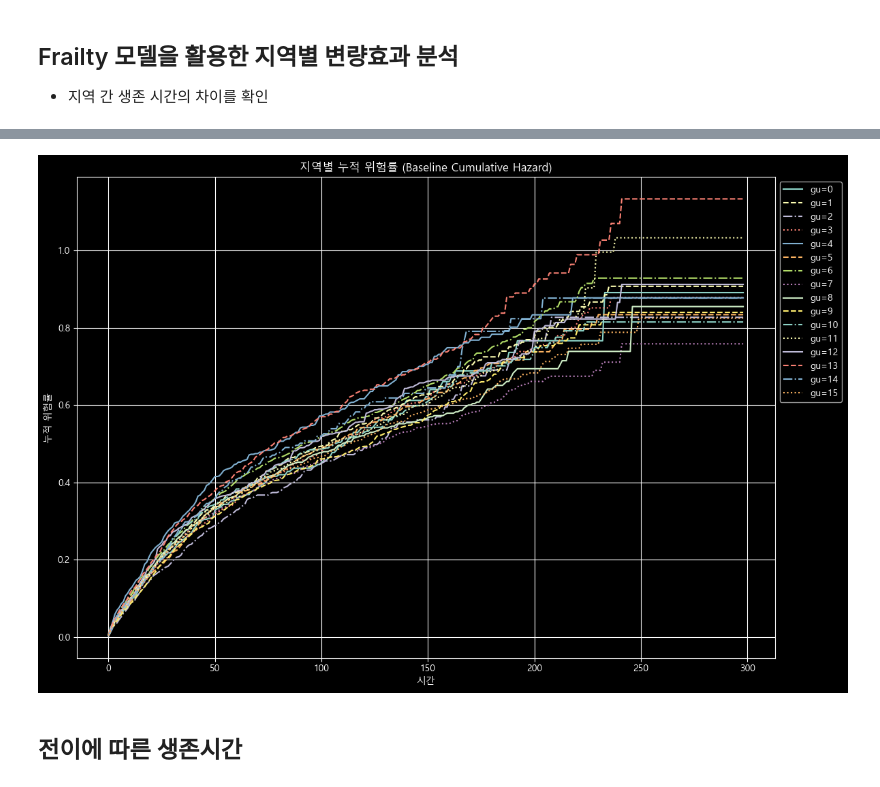
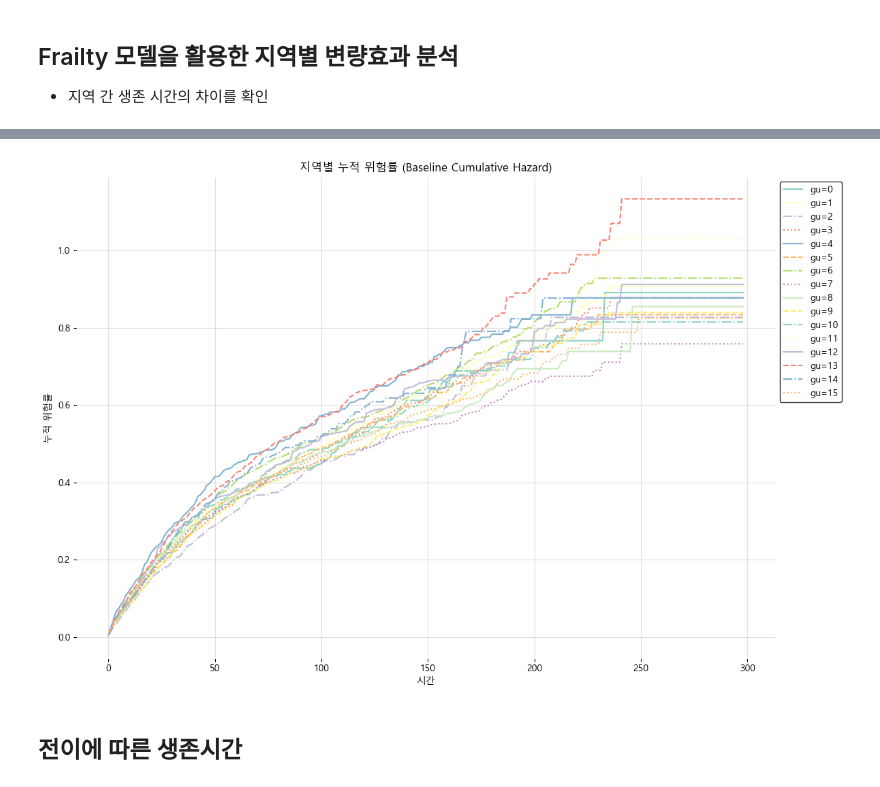
Before and after one commit to dohunhyeong/Busan_cancer_surv_analysis, a Jupyter notebook: SURV_DEF.ipynb, the cells around one changed output, grey strips where cells are left out. Saved outputs shown, nothing was run; the diff lists cells and outputs as text; code cells hidden in the pictures.

```diff
--- a/SURV_DEF.ipynb
+++ b/SURV_DEF.ipynb
@@ -1173,34 +1172,43 @@ print(frailty_effects)
 # %%
 import matplotlib.pyplot as plt
 
 # 한글 폰트 설정
 plt.rcParams["font.family"] = "Malgun Gothic"  # Windows
 plt.rcParams["axes.unicode_minus"] = False  # 마이너스 기호 깨짐 방지
+plt.rcParams["axes.facecolor"] = "white"  # 축 배경색을 하얀색으로 설정
+plt.rcParams["text.color"] = "black"  # 텍스트 색상을 검정색으로 설정
+plt.rcParams["axes.labelcolor"] = "black"  # x, y 축 라벨 색상
+plt.rcParams["xtick.color"] = "black"  # x축 눈금 색상
+plt.rcParams["ytick.color"] = "black"  # y축 눈금 색상
+plt.rcParams["legend.edgecolor"] = "black"  # 범례 테두리 색상
 
 # 지역별 누적 위험률 시각화
 frailty_effects = frailty_model.baseline_cumulative_hazard_
 
 # 선 종류 리스트 (순환 사용)
 linestyles = ["-", "--", "-.", ":"]
-plt.figure(figsize=(12, 8))
+plt.figure(figsize=(12, 8), facecolor="white")  # 전체 figure 배경색을 하얀색으로 설정
 
 for idx, gu in enumerate(frailty_effects.columns):  # 각 지역이 컬럼에 있음
     plt.plot(
         frailty_effects.index,
         frailty_effects[gu],
         label=f"gu={gu}",
         linestyle=linestyles[idx % len(linestyles)],  # 선 종류를 순환 적용
     )
 
-plt.title("지역별 누적 위험률 (Baseline Cumulative Hazard)")
-plt.xlabel("시간")
-plt.ylabel("누적 위험률")
-plt.legend(loc="upper left", bbox_to_anchor=(1, 1))
-plt.grid()
+# 제목, 축 라벨, 범례 설정
+plt.title("지역별 누적 위험률 (Baseline Cumulative Hazard)", color="black")
+plt.xlabel("시간", color="black")
+plt.ylabel("누적 위험률", color="black")
+plt.legend(loc="upper left", bbox_to_anchor=(1, 1), facecolor="white", edgecolor="black")  # 범례 배경을 하얀색으로 설정
+
+# 격자 스타일 설정
+plt.grid(color="lightgray", alpha=0.7)  # 격자선을 연한 회색으로 설정
 plt.tight_layout()
 plt.show()
 # %% [output]
-[figure, old version]
+[figure, new version]
 # %% [markdown]
 ## 전이에 따른 생존시간
 # %%
```
Also changed, not shown: parts of 16 cells of this notebook, 7 other files.
